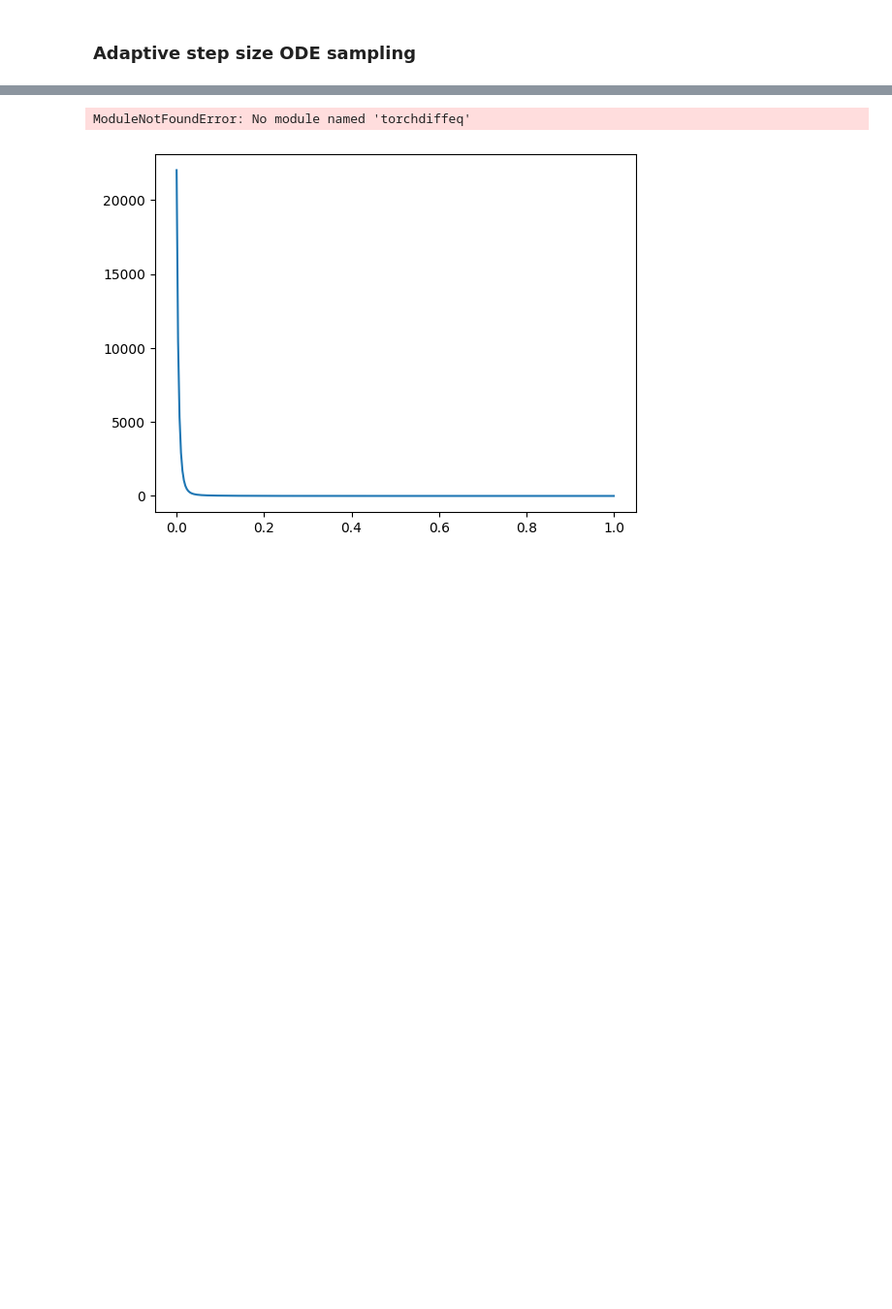
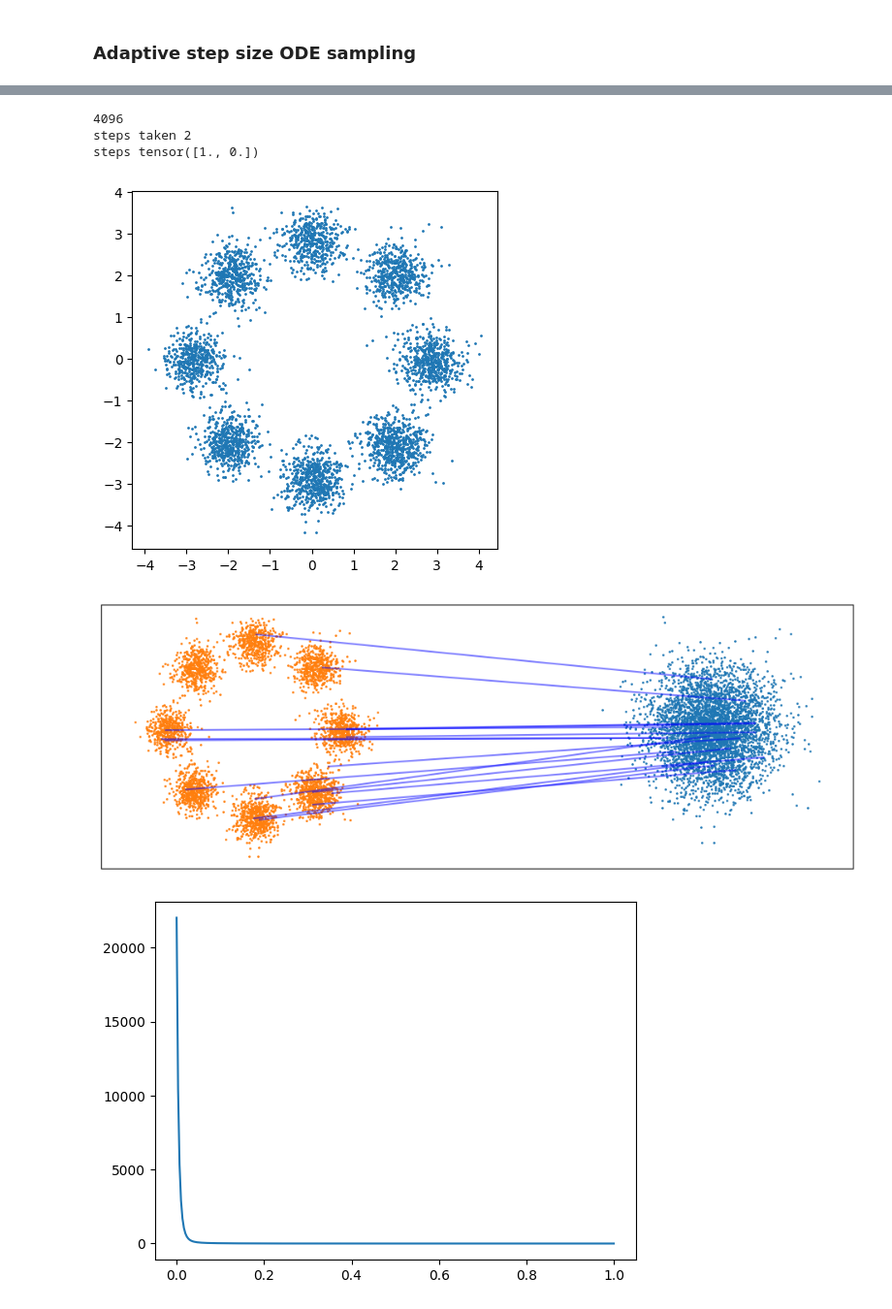
Before and after one commit to Nesta-gitU/discrete_diffusion, a Jupyter notebook: notebooks/try_to_do_marginal_sampling.ipynb, the cells around one changed output, grey strips where cells are left out. Shown at 97% size. Drawn from its saved outputs; the diff is of its cells as text; code cells hidden in the pictures; blank space fills up the shorter version.

```diff
--- a/notebooks/try_to_do_marginal_sampling.ipynb
+++ b/notebooks/try_to_do_marginal_sampling.ipynb
@@ -1458,35 +1492,39 @@ def ode_adaptor(t, z):
     #print(z.shape)
     #print(t.shape) # bs x 2, why is this bs by 2??, needs to be bs x 1 where t moves from 1 to 0 over time
     drift, _ = ode(z, t)
     return drift
 
 @torch.no_grad()
 def integrate_ode_torch(z0, t_span=(1.0, 0.0), atol=1e-6, rtol=1e-7):
     # Here, we only provide the initial conditions (z0) and the time span (t_span)
     # The solver will automatically select adaptive time steps within the provided range
-    t = torch.linspace(1.0, 0.0, 10000)  # Reverse time to go from 1 to 0
+    t = torch.linspace(1.0, 0.0, 2)  # Reverse time to go from 1 to 0
     # Solve the ODE using RK45 (dopri5 with adaptive step size)
     path = odeint(ode_adaptor, z0, t = t, method='dopri5', atol=atol, rtol=rtol)
 
      # The solver automatically handles the time steps
     final_state = path[-1]  # Last step of integration
 
     return final_state, (t, path)
 
 bs = 2 ** 12
 print(bs)
 
 z = torch.randn(bs, 2)
 
 final, (t_steps, path) = integrate_ode_torch(z)
 
 print("steps taken", len(path))
 print("steps", t_steps)
 
 viz_2d_data(final.detach().numpy())
 viz_2d_path(t_steps.detach().numpy(), path.detach().numpy(), n_lines=16, color="blue")
 # %% [output]
-ModuleNotFoundError: No module named 'torchdiffeq'
+4096
+steps taken 2
+steps tensor([1., 0.])
+[figure, added]
+[figure, added]
 # %%
 with torch.no_grad():
     t = torch.linspace(0, 1, 300)[:, None]
```
Also changed, not shown: parts of 8 cells of this notebook, 10 other files.
